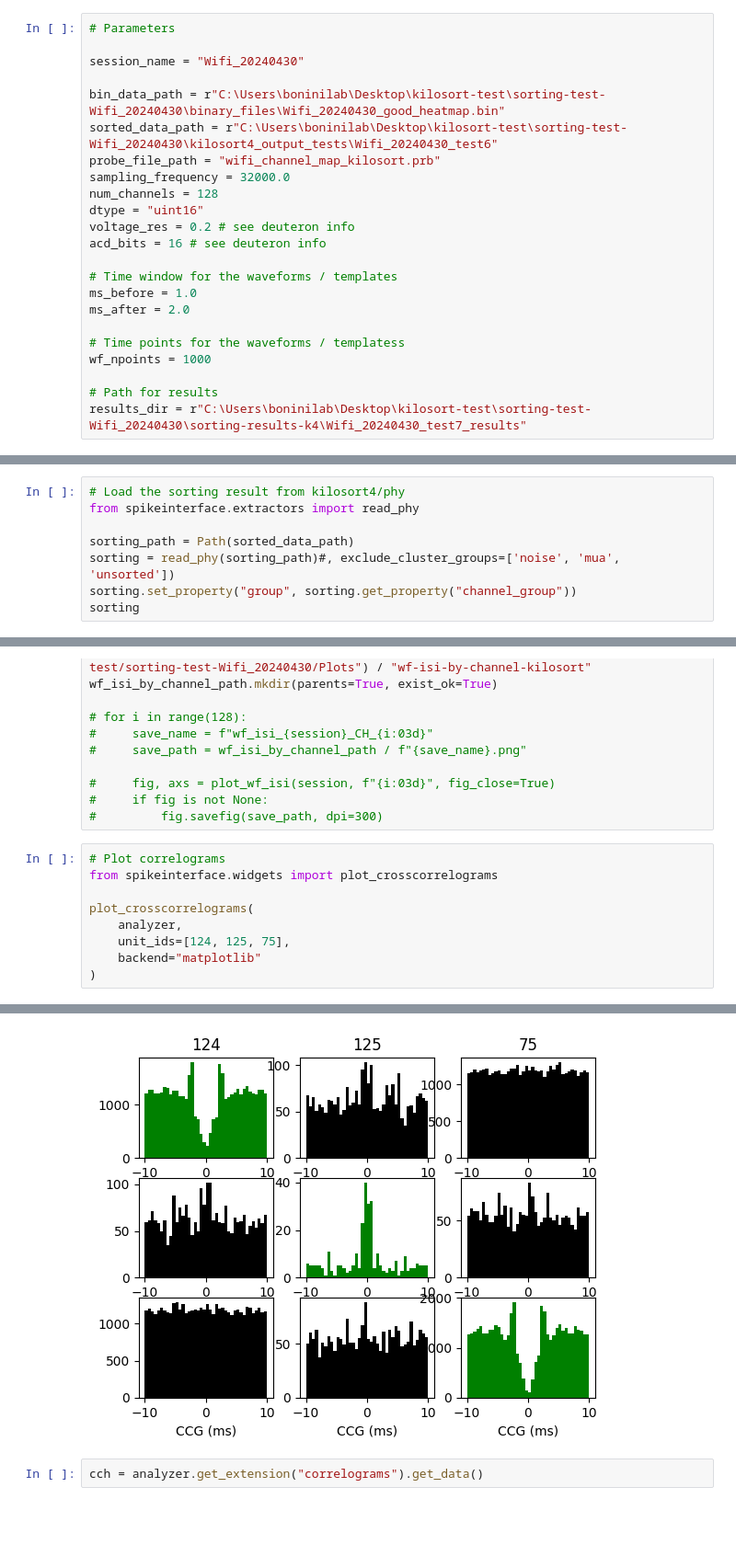
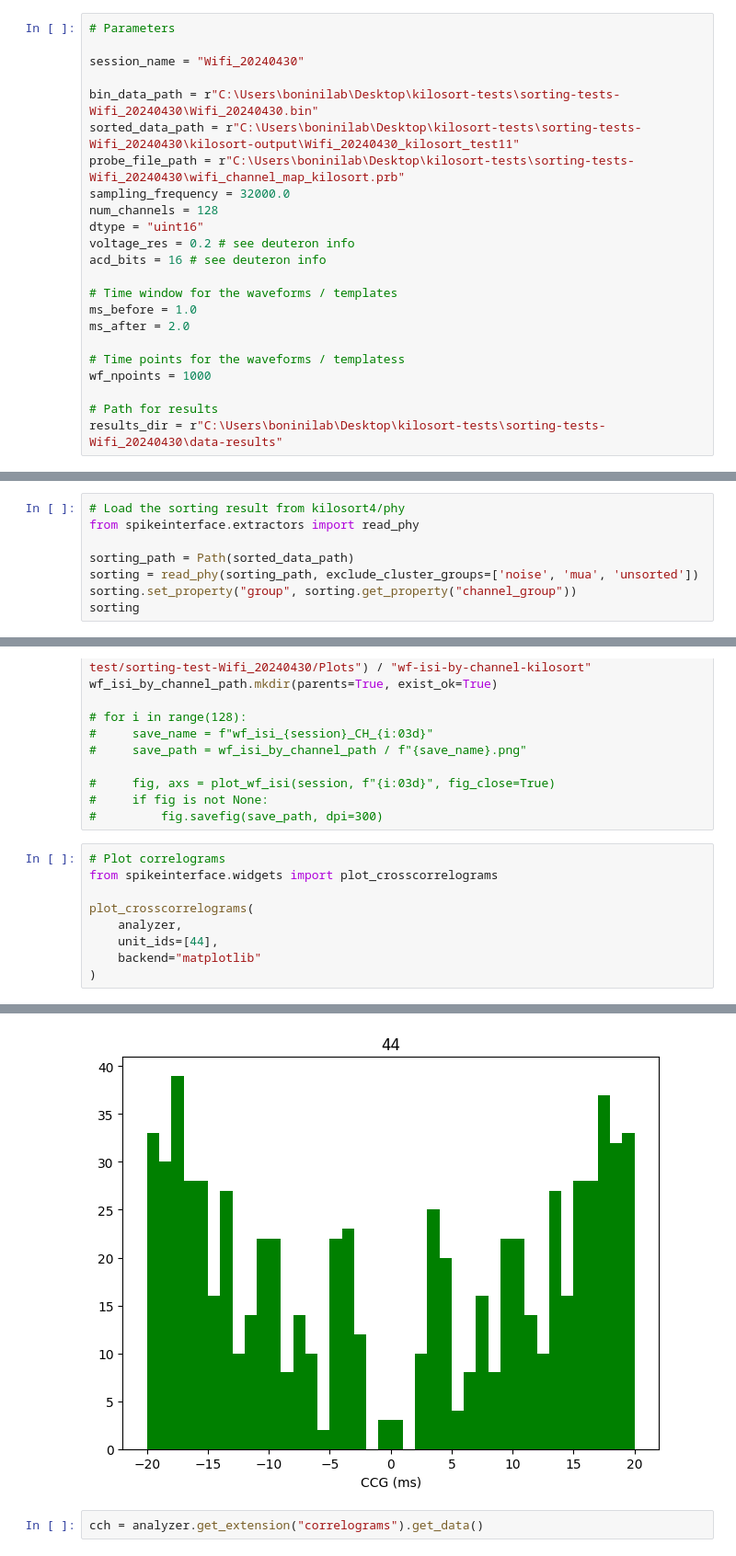
Before and after one commit to mdima98/spikesorting-boninilab, a Jupyter notebook: postprocessing/spikeinterface-postprocessing.ipynb, the cells around one changed output, grey strips where cells are left out. Shown: that part at 92% size. Saved outputs shown, nothing was run; the diff lists cells and outputs as text; blank space fills up the shorter version.

```diff
--- a/postprocessing/spikeinterface-postprocessing.ipynb
+++ b/postprocessing/spikeinterface-postprocessing.ipynb
@@ -5,9 +5,9 @@
 
 session_name = "Wifi_20240430"
 
-bin_data_path = r"C:\Users\boninilab\Desktop\kilosort-test\sorting-test-Wifi_20240430\binary_files\Wifi_20240430_good_heatmap.bin"
-sorted_data_path = r"C:\Users\boninilab\Desktop\kilosort-test\sorting-test-Wifi_20240430\kilosort4_output_tests\Wifi_20240430_test6"
-probe_file_path = "wifi_channel_map_kilosort.prb"
+bin_data_path = r"C:\Users\boninilab\Desktop\kilosort-tests\sorting-tests-Wifi_20240430\Wifi_20240430.bin"
+sorted_data_path = r"C:\Users\boninilab\Desktop\kilosort-tests\sorting-tests-Wifi_20240430\kilosort-output\Wifi_20240430_kilosort_test11"
+probe_file_path = r"C:\Users\boninilab\Desktop\kilosort-tests\sorting-tests-Wifi_20240430\wifi_channel_map_kilosort.prb"
 sampling_frequency = 32000.0
 num_channels = 128
 dtype = "uint16"
@@ -22,7 +22,7 @@ ms_after = 2.0
 wf_npoints = 1000
 
 # Path for results
-results_dir = r"C:\Users\boninilab\Desktop\kilosort-test\sorting-test-Wifi_20240430\sorting-results-k4\Wifi_20240430_test7_results"
+results_dir = r"C:\Users\boninilab\Desktop\kilosort-tests\sorting-tests-Wifi_20240430\data-results"
 # %%
 # ===========================================================================
 # Testing the postprocessing pipeline analyses for the sorted Wifi_20240430 session with kilosort4
@@ -73,7 +74,7 @@ BinaryRecordingExtractor: 128 channels - 32.0kHz - 1 segments - 128,791,427 samp
 from spikeinterface.extractors import read_phy
 
 sorting_path = Path(sorted_data_path)
-sorting = read_phy(sorting_path)#, exclude_cluster_groups=['noise', 'mua', 'unsorted'])
+sorting = read_phy(sorting_path, exclude_cluster_groups=['noise', 'mua', 'unsorted'])
 sorting.set_property("group", sorting.get_property("channel_group"))
 sorting
 # %% [output]
@@ -313,15 +252,15 @@ wf_isi_by_channel_path.mkdir(parents=True, exist_ok=True)
 # %%
 # Plot correlograms
 from spikeinterface.widgets import plot_crosscorrelograms
 
 plot_crosscorrelograms(
     analyzer,
-    unit_ids=[124, 125, 75],
+    unit_ids=[44],
     backend="matplotlib"
 )
 # %% [output]
 <spikeinterface.widgets.crosscorrelograms.CrossCorrelogramsWidget at 0x...>
-[figure, old version]
+[figure, new version]
 # %%
 cch = analyzer.get_extension("correlograms").get_data()
 # %%
```
Also changed, not shown: parts of 11 cells of this notebook.
